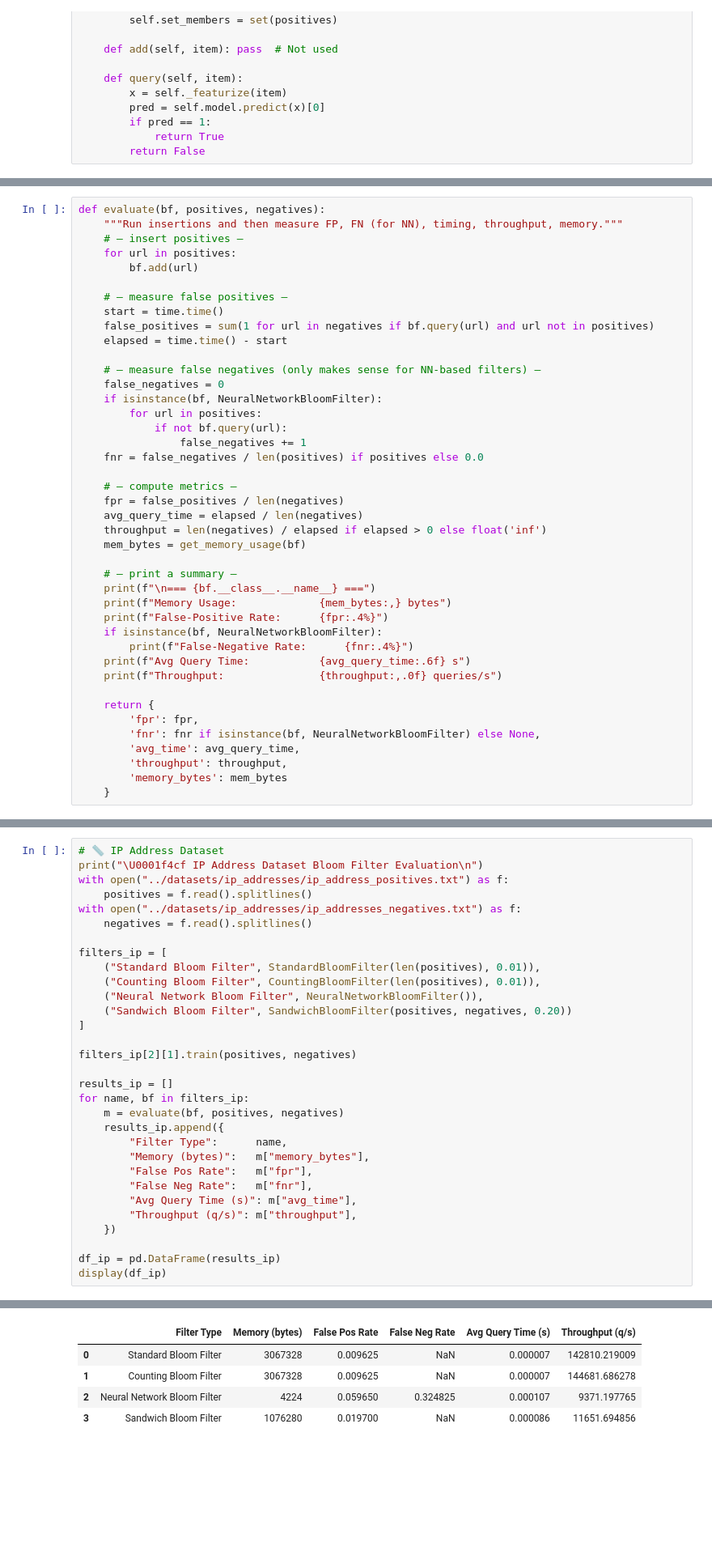
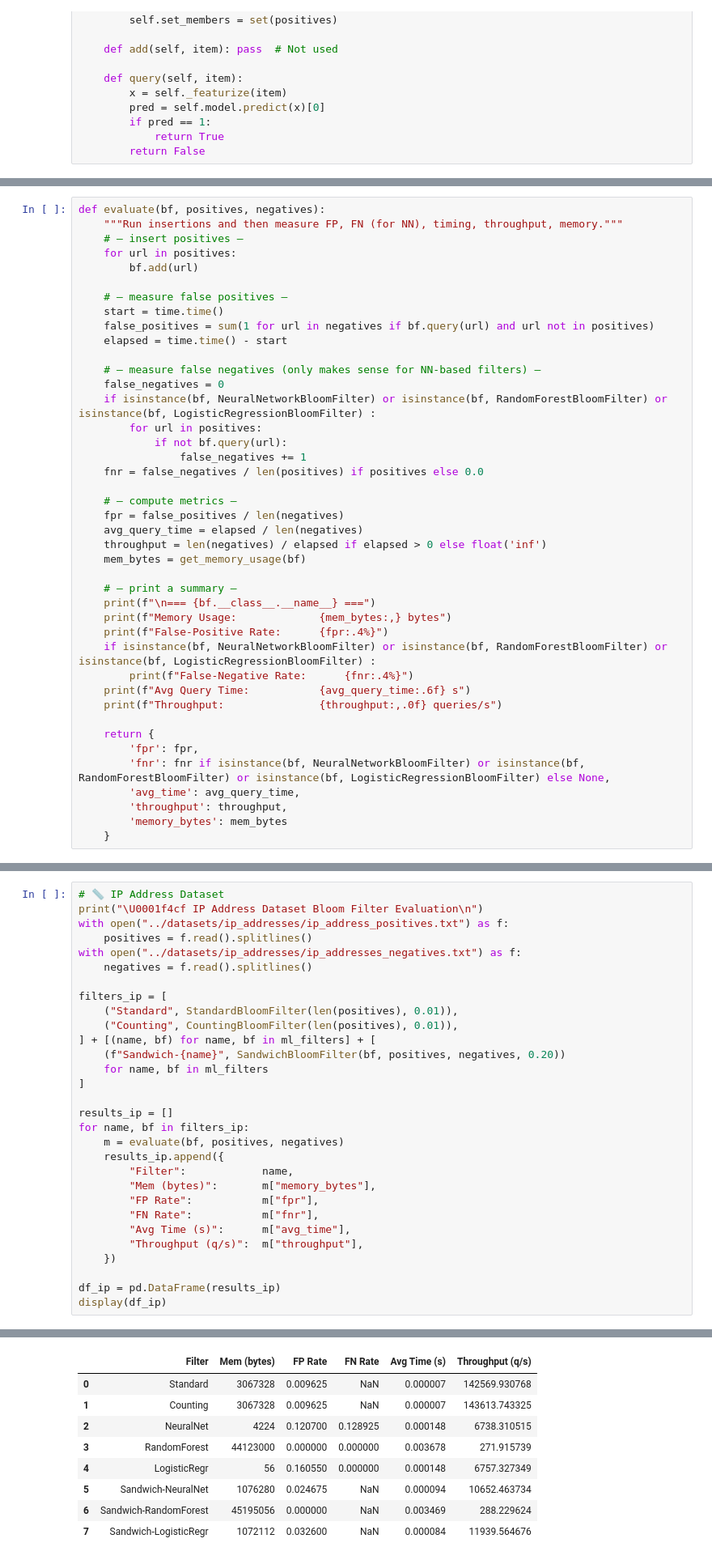
Before and after one commit to mbb249/CS6386_Final_Project, a Jupyter notebook: src/filters.ipynb, the cells around one changed output, grey strips where cells are left out. Shown at 81% size. Saved outputs shown, nothing was run; the diff lists cells and outputs as text; blank space fills up the shorter version.

```diff
--- a/src/filters.ipynb
+++ b/src/filters.ipynb
@@ -138,7 +221,7 @@ def evaluate(bf, positives, negatives):
 
     # — measure false negatives (only makes sense for NN-based filters) —
     false_negatives = 0
-    if isinstance(bf, NeuralNetworkBloomFilter):
+    if isinstance(bf, NeuralNetworkBloomFilter) or isinstance(bf, RandomForestBloomFilter) or isinstance(bf, LogisticRegressionBloomFilter) :
         for url in positives:
             if not bf.query(url):
                 false_negatives += 1
@@ -154,14 +237,14 @@ def evaluate(bf, positives, negatives):
     print(f"\n=== {bf.__class__.__name__} ===")
     print(f"Memory Usage:             {mem_bytes:,} bytes")
     print(f"False‐Positive Rate:      {fpr:.4%}")
-    if isinstance(bf, NeuralNetworkBloomFilter):
+    if isinstance(bf, NeuralNetworkBloomFilter) or isinstance(bf, RandomForestBloomFilter) or isinstance(bf, LogisticRegressionBloomFilter) :
         print(f"False‐Negative Rate:      {fnr:.4%}")
     print(f"Avg Query Time:           {avg_query_time:.6f} s")
     print(f"Throughput:               {throughput:,.0f} queries/s")
 
     return {
         'fpr': fpr,
-        'fnr': fnr if isinstance(bf, NeuralNetworkBloomFilter) else None,
+        'fnr': fnr if isinstance(bf, NeuralNetworkBloomFilter) or isinstance(bf, RandomForestBloomFilter) or isinstance(bf, LogisticRegressionBloomFilter) else None,
         'avg_time': avg_query_time,
         'throughput': throughput,
         'memory_bytes': mem_bytes
@@ -283,24 +390,23 @@ with open("../datasets/ip_addresses/ip_addresses_negatives.txt") as f:
     negatives = f.read().splitlines()
 
 filters_ip = [
-    ("Standard Bloom Filter", StandardBloomFilter(len(positives), 0.01)),
-    ("Counting Bloom Filter", CountingBloomFilter(len(positives), 0.01)),
-    ("Neural Network Bloom Filter", NeuralNetworkBloomFilter()),
-    ("Sandwich Bloom Filter", SandwichBloomFilter(positives, negatives, 0.20))
+    ("Standard", StandardBloomFilter(len(positives), 0.01)),
+    ("Counting", CountingBloomFilter(len(positives), 0.01)),
+] + [(name, bf) for name, bf in ml_filters] + [
+    (f"Sandwich-{name}", SandwichBloomFilter(bf, positives, negatives, 0.20))
+    for name, bf in ml_filters
 ]
-
-filters_ip[2][1].train(positives, negatives)
 
 results_ip = []
 for name, bf in filters_ip:
     m = evaluate(bf, positives, negatives)
     results_ip.append({
-        "Filter Type":      name,
-        "Memory (bytes)":   m["memory_bytes"],
-        "False Pos Rate":   m["fpr"],
-        "False Neg Rate":   m["fnr"],
-        "Avg Query Time (s)": m["avg_time"],
-        "Throughput (q/s)": m["throughput"],
+        "Filter":            name,
+        "Mem (bytes)":       m["memory_bytes"],
+        "FP Rate":           m["fpr"],
+        "FN Rate":           m["fnr"],
+        "Avg Time (s)":      m["avg_time"],
+        "Throughput (q/s)":  m["throughput"],
     })
 
 df_ip = pd.DataFrame(results_ip)
@@ -326,5 +440,9 @@ Throughput:               11,652 queries/s
-|  | Filter Type | Memory (bytes) | False Pos Rate | False Neg Rate | Avg Query Time (s) | Throughput (q/s) |
-| 0 | Standard Bloom Filter | 3067328 | 0.009625 | NaN | 0.000007 | 142810.219009 |
-| 1 | Counting Bloom Filter | 3067328 | 0.009625 | NaN | 0.000007 | 144681.686278 |
-| 2 | Neural Network Bloom Filter | 4224 | 0.059650 | 0.324825 | 0.000107 | 9371.197765 |
-| 3 | Sandwich Bloom Filter | 1076280 | 0.019700 | NaN | 0.000086 | 11651.694856 |
+|  | Filter | Mem (bytes) | FP Rate | FN Rate | Avg Time (s) | Throughput (q/s) |
+| 0 | Standard | 3067328 | 0.009625 | NaN | 0.000007 | 142569.930768 |
+| 1 | Counting | 3067328 | 0.009625 | NaN | 0.000007 | 143613.743325 |
+| 2 | NeuralNet | 4224 | 0.120700 | 0.128925 | 0.000148 | 6738.310515 |
+| 3 | RandomForest | 44123000 | 0.000000 | 0.000000 | 0.003678 | 271.915739 |
+| 4 | LogisticRegr | 56 | 0.160550 | 0.000000 | 0.000148 | 6757.327349 |
+| 5 | Sandwich-NeuralNet | 1076280 | 0.024675 | NaN | 0.000094 | 10652.463734 |
+| 6 | Sandwich-RandomForest | 45195056 | 0.000000 | NaN | 0.003469 | 288.229624 |
+| 7 | Sandwich-LogisticRegr | 1072112 | 0.032600 | NaN | 0.000084 | 11939.564676 |
```
Also changed, not shown: parts of 12 cells of this notebook.
